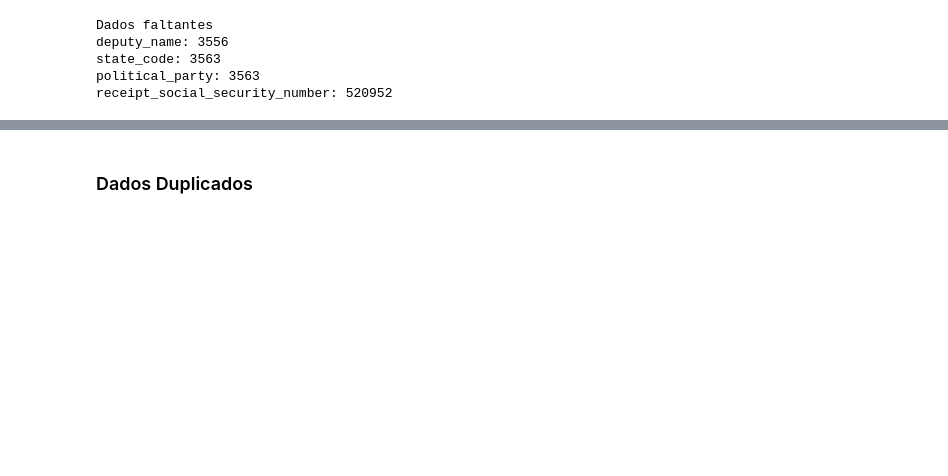
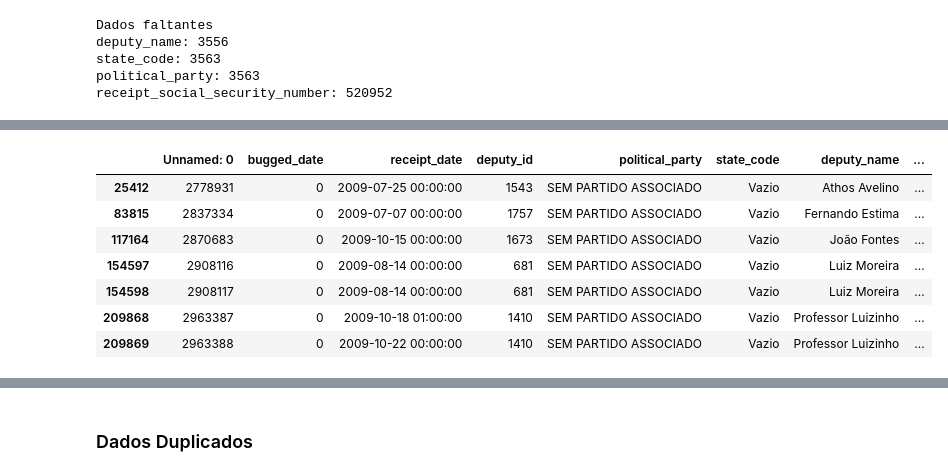
Before and after one commit to DefinitelyNotACactus/Chamber-of-Deputies-Reimbursements, a Jupyter notebook: Limpeza e Transformaçao de Dados.ipynb, the cells around one changed output, grey strips where cells are left out. Cells and saved outputs as stored; diff of their text form; code cells hidden in the pictures; blank space fills up the shorter version.

```diff
--- a/Limpeza e Transformaçao de Dados.ipynb
+++ b/Limpeza e Transformaçao de Dados.ipynb
@@ -226,0 +259,11 @@ receipt_social_security_number: 520952
+# %%
+df[(df['state_code'] == 'Vazio') | (df['political_party'] == 'Vazio')]
+# %% [output]
+|  | Unnamed: 0 | bugged_date | receipt_date | deputy_id | political_party | state_code | deputy_name | ... |
+| 25412 | 2778931 | 0 | 2009-07-25 00:00:00 | 1543 | SEM PARTIDO ASSOCIADO | Vazio | Athos Avelino | ... |
+| 83815 | 2837334 | 0 | 2009-07-07 00:00:00 | 1757 | SEM PARTIDO ASSOCIADO | Vazio | Fernando Estima | ... |
+| 117164 | 2870683 | 0 | 2009-10-15 00:00:00 | 1673 | SEM PARTIDO ASSOCIADO | Vazio | João Fontes | ... |
+| 154597 | 2908116 | 0 | 2009-08-14 00:00:00 | 681 | SEM PARTIDO ASSOCIADO | Vazio | Luiz Moreira | ... |
+| 154598 | 2908117 | 0 | 2009-08-14 00:00:00 | 681 | SEM PARTIDO ASSOCIADO | Vazio | Luiz Moreira | ... |
+| 209868 | 2963387 | 0 | 2009-10-18 01:00:00 | 1410 | SEM PARTIDO ASSOCIADO | Vazio | Professor Luizinho | ... |
+| 209869 | 2963388 | 0 | 2009-10-22 00:00:00 | 1410 | SEM PARTIDO ASSOCIADO | Vazio | Professor Luizinho | ... |
```
Also changed, not shown: parts of 26 cells of this notebook, 11 other files.
